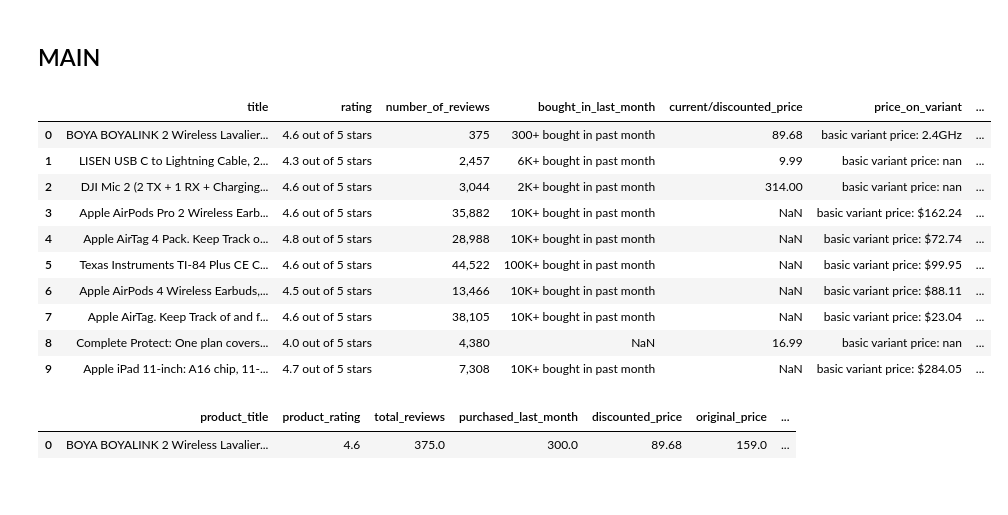
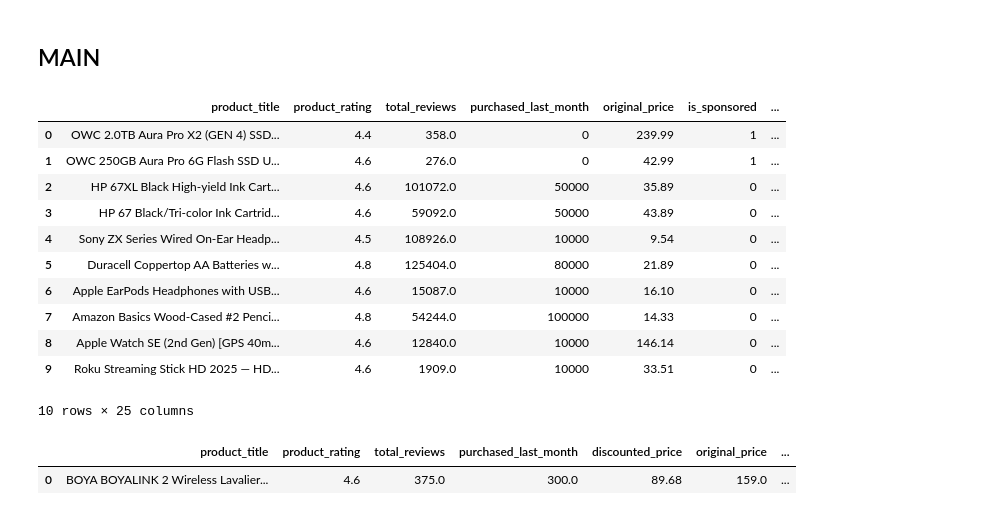
Before and after one commit to beja28/Amazon-Smart-Pricing, a Jupyter notebook: Codigo/main.ipynb, the cells around one changed output. Cells and saved outputs as stored; diff of their text form; code cells hidden in the pictures.

```diff
--- a/Codigo/main.ipynb
+++ b/Codigo/main.ipynb
@@ -3,21 +3,22 @@
 # %%
 import pandas as pd
 import numpy as np
 
-df_uncleaned = pd.read_csv('../Datasets/amazon_products_sales_data_uncleaned.csv')
-df_uncleaned.head(10)
+df_clean = pd.read_csv('../Datasets/amazon_final.csv')
+df_clean.head(10)
 # %% [output]
-|  | title | rating | number_of_reviews | bought_in_last_month | current/discounted_price | price_on_variant | ... |
-| 0 | BOYA BOYALINK 2 Wireless Lavalier... | 4.6 out of 5 stars | 375 | 300+ bought in past month | 89.68 | basic variant price: 2.4GHz | ... |
-| 1 | LISEN USB C to Lightning Cable, 2... | 4.3 out of 5 stars | 2,457 | 6K+ bought in past month | 9.99 | basic variant price: nan | ... |
-| 2 | DJI Mic 2 (2 TX + 1 RX + Charging... | 4.6 out of 5 stars | 3,044 | 2K+ bought in past month | 314.00 | basic variant price: nan | ... |
-| 3 | Apple AirPods Pro 2 Wireless Earb... | 4.6 out of 5 stars | 35,882 | 10K+ bought in past month | NaN | basic variant price: $162.24 | ... |
-| 4 | Apple AirTag 4 Pack. Keep Track o... | 4.8 out of 5 stars | 28,988 | 10K+ bought in past month | NaN | basic variant price: $72.74 | ... |
-| 5 | Texas Instruments TI-84 Plus CE C... | 4.6 out of 5 stars | 44,522 | 100K+ bought in past month | NaN | basic variant price: $99.95 | ... |
-| 6 | Apple AirPods 4 Wireless Earbuds,... | 4.5 out of 5 stars | 13,466 | 10K+ bought in past month | NaN | basic variant price: $88.11 | ... |
-| 7 | Apple AirTag. Keep Track of and f... | 4.6 out of 5 stars | 38,105 | 10K+ bought in past month | NaN | basic variant price: $23.04 | ... |
-| 8 | Complete Protect: One plan covers... | 4.0 out of 5 stars | 4,380 | NaN | 16.99 | basic variant price: nan | ... |
-| 9 | Apple iPad 11-inch: A16 chip, 11-... | 4.7 out of 5 stars | 7,308 | 10K+ bought in past month | NaN | basic variant price: $284.05 | ... |
+|  | product_title | product_rating | total_reviews | purchased_last_month | original_price | is_sponsored | ... |
+| 0 | OWC 2.0TB Aura Pro X2 (GEN 4) SSD... | 4.4 | 358.0 | 0 | 239.99 | 1 | ... |
+| 1 | OWC 250GB Aura Pro 6G Flash SSD U... | 4.6 | 276.0 | 0 | 42.99 | 1 | ... |
+| 2 | HP 67XL Black High-yield Ink Cart... | 4.6 | 101072.0 | 50000 | 35.89 | 0 | ... |
+| 3 | HP 67 Black/Tri-color Ink Cartrid... | 4.6 | 59092.0 | 50000 | 43.89 | 0 | ... |
+| 4 | Sony ZX Series Wired On-Ear Headp... | 4.5 | 108926.0 | 10000 | 9.54 | 0 | ... |
+| 5 | Duracell Coppertop AA Batteries w... | 4.8 | 125404.0 | 80000 | 21.89 | 0 | ... |
+| 6 | Apple EarPods Headphones with USB... | 4.6 | 15087.0 | 10000 | 16.10 | 0 | ... |
+| 7 | Amazon Basics Wood-Cased #2 Penci... | 4.8 | 54244.0 | 100000 | 14.33 | 0 | ... |
+| 8 | Apple Watch SE (2nd Gen) [GPS 40m... | 4.6 | 12840.0 | 10000 | 146.14 | 0 | ... |
+| 9 | Roku Streaming Stick HD 2025 — HD... | 4.6 | 1909.0 | 10000 | 33.51 | 0 | ... |
+10 rows × 25 columns
 # %%
 df_clean = pd.read_csv('../Datasets/amazon_products_sales_data_cleaned.csv')
 df_clean.head(1)
```
Also changed, not shown: 5 other files.
